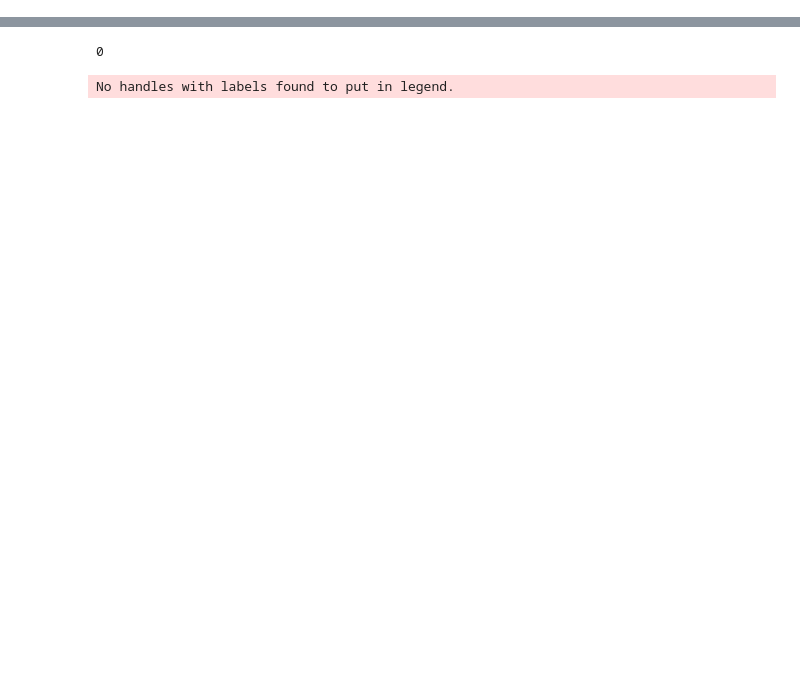
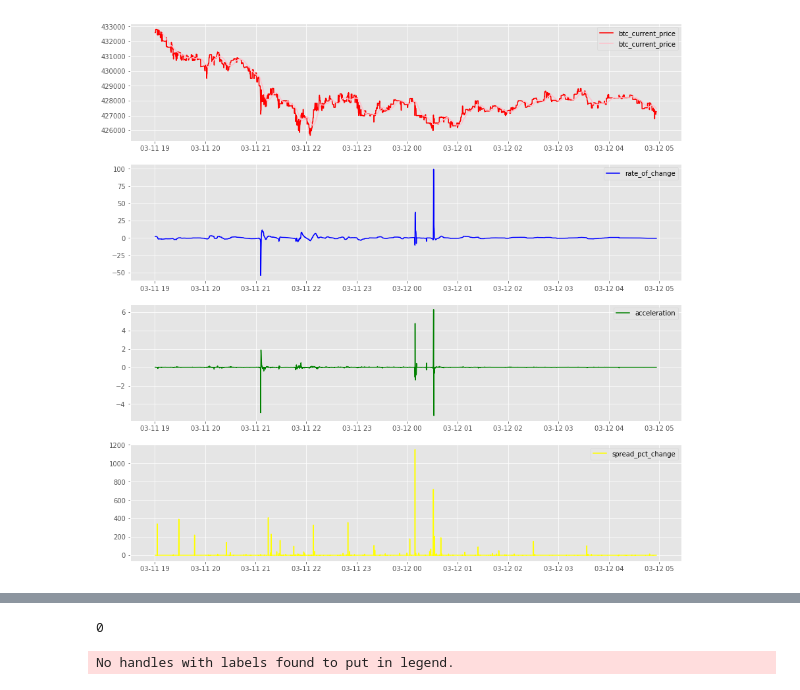
Before and after one commit to soujiro0725/finance-stats, a Jupyter notebook: btc-autotrader-history-2.ipynb, the cells around one changed output, grey strips where cells are left out. Drawn from its saved outputs; the diff is of its cells as text; code cells hidden in the pictures; blank space fills up the shorter version.

```diff
--- a/btc-autotrader-history-2.ipynb
+++ b/btc-autotrader-history-2.ipynb
@@ -32,3 +32,28 @@ df.head()
+# %%
+num = 4
+fig, axes = plt.subplots(nrows=num, ncols=1, figsize=(15, 15), sharex=True)
+plt.subplot(num,1,1)
+plt.plot(df.datetime, df.btc_current_price, color='r')
+plt.plot(df.datetime, df.btc_current_price.rolling(50).mean(), color='pink')
+plt.legend()
+#ax1.plot(df.datetime, df.ask_low, color='cyan', linestyle='--')
+#ax1.plot(df.datetime, df.bid_high, color='magenta', linestyle='--')
+#ax2.plot(df.datetime, df.spread, color='gray')
+#ax1.scatter(df.datetime, df.bid_price, color='black')
+plt.subplot(num,1,2)
+plt.plot(df.datetime, df.rate_of_change, color='b')
+plt.legend()
+plt.subplot(num,1,3)
+plt.plot(df.datetime, df.acceleration, color='g')
+#plt.yscale('log')
+plt.legend()
+plt.subplot(num,1,4)
+plt.plot(df.datetime, df.spread_pct_change, color='yellow')
+plt.legend()
+#plt.plot(df.datetime, df.spread_pct_change())
+plt.show()
+# %% [output]
+[figure, added]
 # %%
 fig, ax1 = plt.subplots(figsize=(15,10))
 ax2 = ax1.twinx()
```
Also changed, not shown: parts of 6 cells of this notebook, 1 other file.
